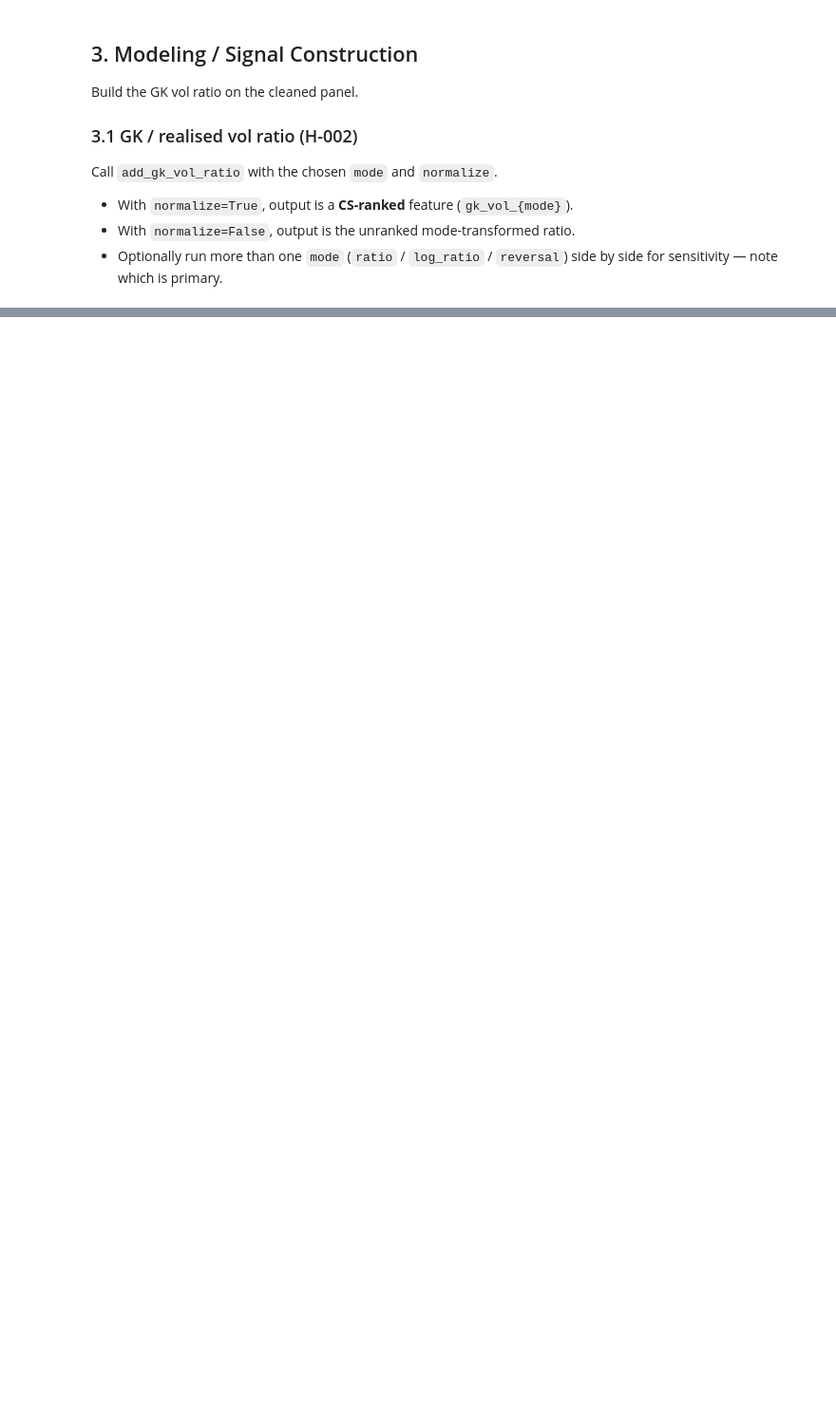
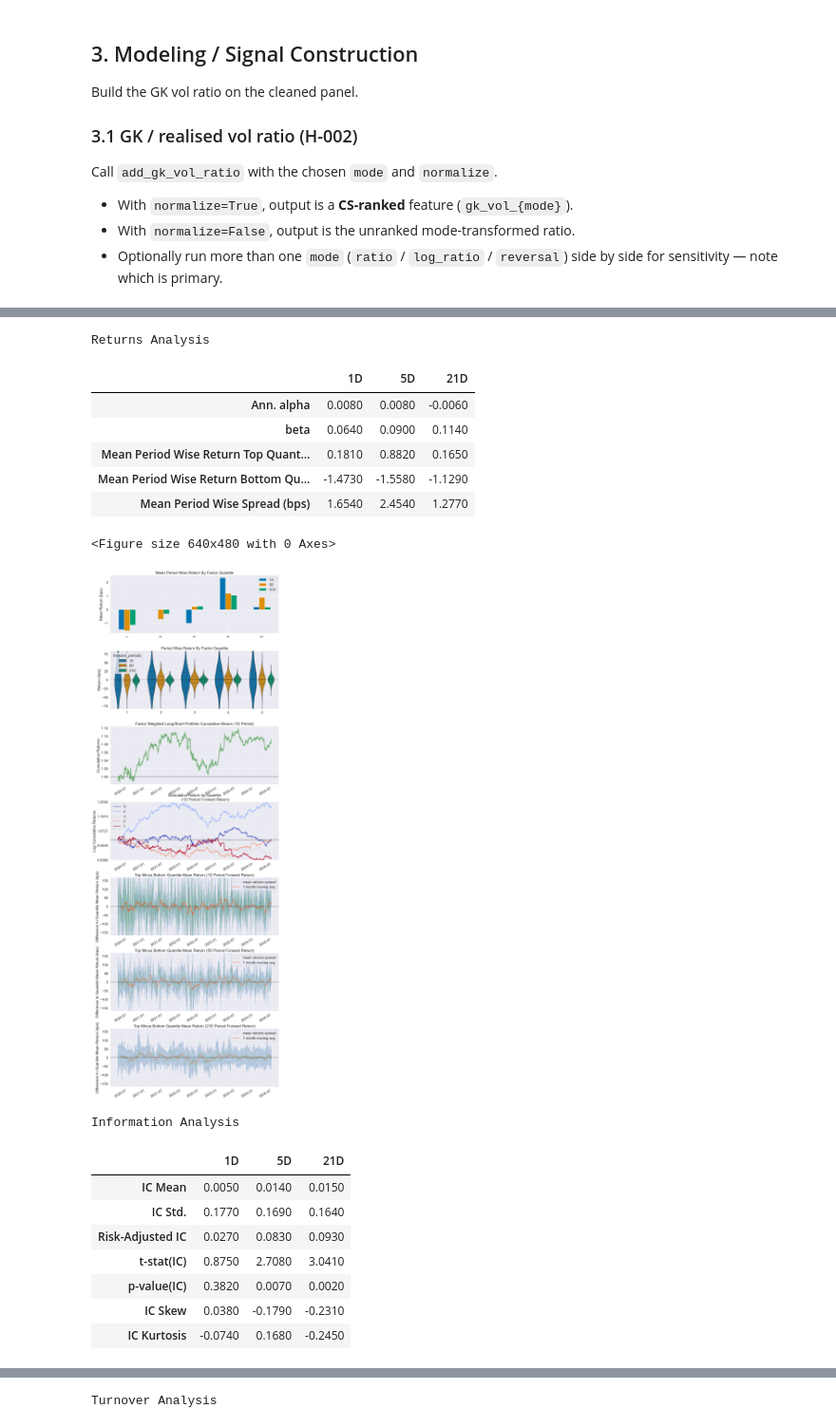
Before and after one commit to charlievellacott/trading_portfolio, a Jupyter notebook: 02_research/notebooks/factor_tests/H-002_gk_vol_ratio.ipynb, the cells around one changed output, grey strips where cells are left out. Shown at 95% size. Drawn from its saved outputs; the diff is of its cells as text; code cells hidden in the pictures; blank space fills up the shorter version.

```diff
--- a/02_research/notebooks/factor_tests/H-002_gk_vol_ratio.ipynb
+++ b/02_research/notebooks/factor_tests/H-002_gk_vol_ratio.ipynb
@@ -46,3 +107,9 @@ Clean the long panel as needed (missing bars, optional winsorize, etc.) via proj
 The feature store itself does **not** winsorize or floor the denominator — do that here if desired.
 
 Point-in-time only: features at `t` use information available at or before `t`.
+# %%
+ohlc = ["open", "high", "low", "close"]
+panel = forward_fill_panel(panel, columns=ohlc, limit=5)
+panel = panel.dropna(subset=ohlc).reset_index(drop=True)
+print(f"after clean: rows={len(panel):,}  "
+      f"null OHLC={panel[ohlc].isna().any(axis=1).sum()}")
@@ -64,0 +305,40 @@ Quintile spread and IC of GK vol ratio vs 5-day forward return on a fixed univer
+# %%
+def gk_factor_col(mode: str, gk_window: int, realised_window: int) -> str:
+    """Column name for a multi-window GK factor: ``gk_vol_{mode}_{gkW}_{realW}``."""
+    return f"gk_vol_{mode}_{gk_window}_{realised_window}"
+
+
+def run_full_tear(
+    panel: pd.DataFrame,
+    factor_col: str,
+    prices: pd.DataFrame,
+    *,
+    periods: tuple[int, ...] = PERIODS,
+    quantiles: int = QUANTILES,
+    max_loss: float = MAX_LOSS,
+):
+    """Build factor_data and run Alphalens full tear sheet."""
+    if factor_col not in panel.columns:
+        raise ValueError(
+            f"{factor_col!r} not in panel — pick mode/gkW/realW that were screened "
+            f"(available: {FACTOR_COLS})"
+        )
+    factor_data = al.utils.get_clean_factor_and_forward_returns(
+        factor=to_alphalens_factor(panel, factor_col),
+        prices=prices,
+        quantiles=quantiles,
+        periods=periods,
+        max_loss=max_loss,
+    )
+    al.tears.create_full_tear_sheet(factor_data, long_short=True)
+    return factor_data
+# %%
+# --- Edit after reviewing the §4.1 summary table ---
+TEAR_MODE = "reversal"        # ratio | log_ratio | reversal
+TEAR_GK_WINDOW = 5            # gkW
+TEAR_REALISED_WINDOW = 63     # realW
+
+tear_col = gk_factor_col(TEAR_MODE, TEAR_GK_WINDOW, TEAR_REALISED_WINDOW)
+print(f"Tear sheet factor: {tear_col}")
+tear_factor_data = run_full_tear(panel, tear_col, prices)
+# %% [output]
@@ -64,0 +356,18 @@ Quintile spread and IC of GK vol ratio vs 5-day forward return on a fixed univer
+Returns Analysis
+|  | 1D | 5D | 21D |
+| Ann. alpha | 0.0080 | 0.0080 | -0.0060 |
+| beta | 0.0640 | 0.0900 | 0.1140 |
+| Mean Period Wise Return Top Quant... | 0.1810 | 0.8820 | 0.1650 |
+| Mean Period Wise Return Bottom Qu... | -1.4730 | -1.5580 | -1.1290 |
+| Mean Period Wise Spread (bps) | 1.6540 | 2.4540 | 1.2770 |
+<Figure size 640x480 with 0 Axes>
+[figure, added]
+Information Analysis
+|  | 1D | 5D | 21D |
+| IC Mean | 0.0050 | 0.0140 | 0.0150 |
+| IC Std. | 0.1770 | 0.1690 | 0.1640 |
+| Risk-Adjusted IC | 0.0270 | 0.0830 | 0.0930 |
+| t-stat(IC) | 0.8750 | 2.7080 | 3.0410 |
+| p-value(IC) | 0.3820 | 0.0070 | 0.0020 |
+| IC Skew | 0.0380 | -0.1790 | -0.2310 |
+| IC Kurtosis | -0.0740 | 0.1680 | -0.2450 |
@@ -64,0 +375 @@ Quintile spread and IC of GK vol ratio vs 5-day forward return on a fixed univer
+Turnover Analysis
```
Also changed, not shown: parts of 15 cells of this notebook, 57 other files.
